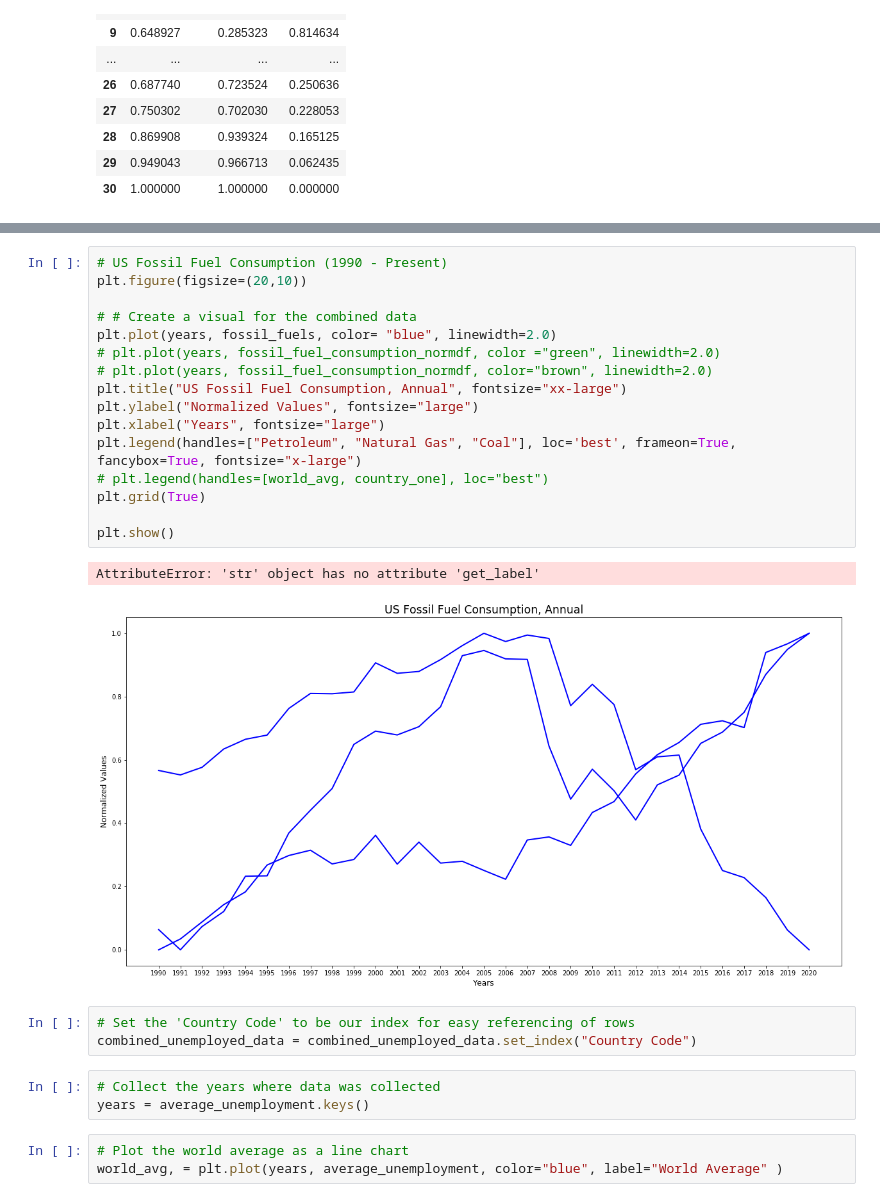
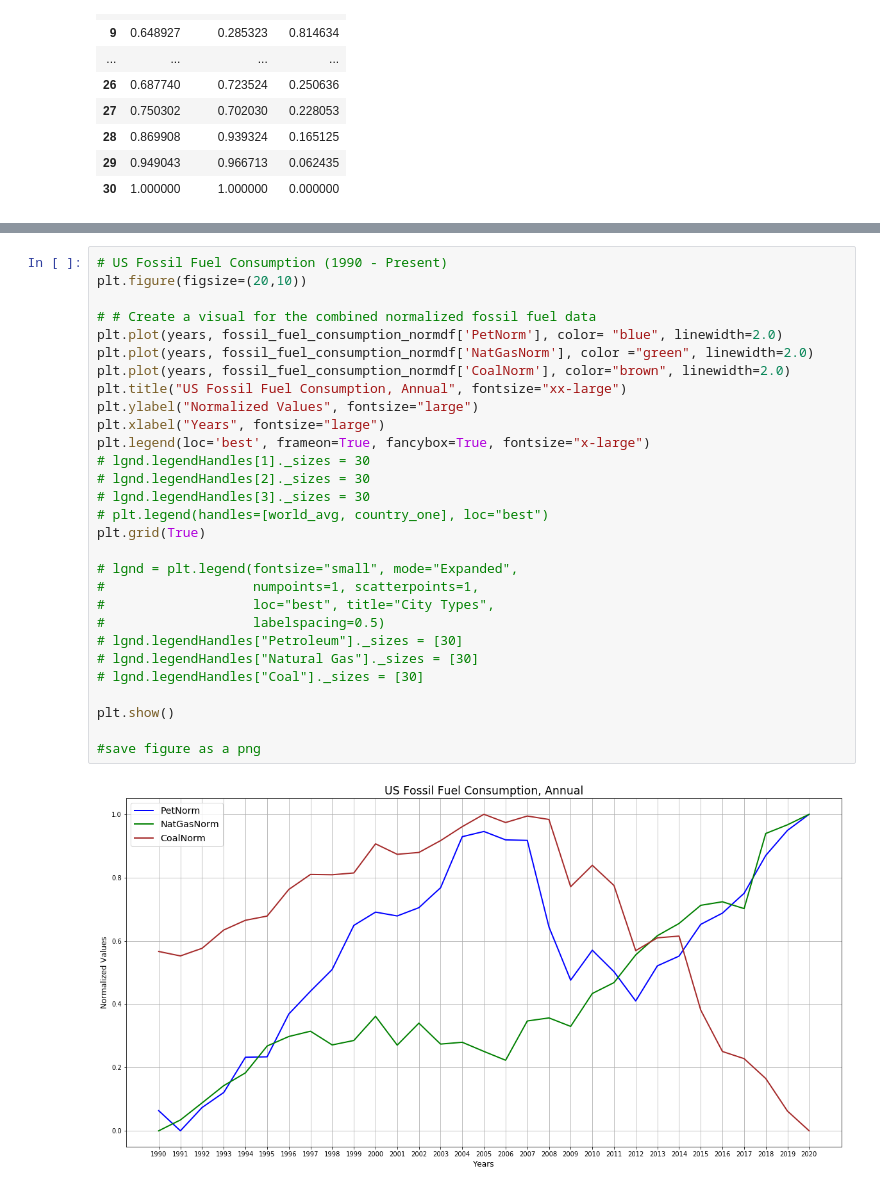
Before and after one commit to us-energy-analysis/Energy-analysis, a Jupyter notebook: USFossilFuelConsumption.ipynb, the cells around one changed output, grey strips where cells are left out. Cells and saved outputs as stored; diff of their text form.

```diff
--- a/USFossilFuelConsumption.ipynb
+++ b/USFossilFuelConsumption.ipynb
@@ -286,28 +308,31 @@ KeyError: 'the label [years] is not in the [index]'
 # %%
 # US Fossil Fuel Consumption (1990 - Present)
 plt.figure(figsize=(20,10))
 
-# # Create a visual for the combined data
-plt.plot(years, fossil_fuels, color= "blue", linewidth=2.0)
-# plt.plot(years, fossil_fuel_consumption_normdf, color ="green", linewidth=2.0)
-# plt.plot(years, fossil_fuel_consumption_normdf, color="brown", linewidth=2.0)
+# # Create a visual for the combined normalized fossil fuel data
+plt.plot(years, fossil_fuel_consumption_normdf['PetNorm'], color= "blue", linewidth=2.0)
+plt.plot(years, fossil_fuel_consumption_normdf['NatGasNorm'], color ="green", linewidth=2.0)
+plt.plot(years, fossil_fuel_consumption_normdf['CoalNorm'], color="brown", linewidth=2.0)
 plt.title("US Fossil Fuel Consumption, Annual", fontsize="xx-large")
 plt.ylabel("Normalized Values", fontsize="large")
 plt.xlabel("Years", fontsize="large")
-plt.legend(handles=["Petroleum", "Natural Gas", "Coal"], loc='best', frameon=True, fancybox=True, fontsize="x-large")
+plt.legend(loc='best', frameon=True, fancybox=True, fontsize="x-large")
+# lgnd.legendHandles[1]._sizes = 30
+# lgnd.legendHandles[2]._sizes = 30
+# lgnd.legendHandles[3]._sizes = 30
 # plt.legend(handles=[world_avg, country_one], loc="best")
 plt.grid(True)
 
+# lgnd = plt.legend(fontsize="small", mode="Expanded",
+#                   numpoints=1, scatterpoints=1,
+#                   loc="best", title="City Types",
+#                   labelspacing=0.5)
+# lgnd.legendHandles["Petroleum"]._sizes = [30]
+# lgnd.legendHandles["Natural Gas"]._sizes = [30]
+# lgnd.legendHandles["Coal"]._sizes = [30]
+
 plt.show()
+
+#save figure as a png
 # %% [output]
-AttributeError: 'str' object has no attribute 'get_label'
-[figure, old version]
+[figure, new version]
-# %%
-# Set the 'Country Code' to be our index for easy referencing of rows
-combined_unemployed_data = combined_unemployed_data.set_index("Country Code")
-# %%
-# Collect the years where data was collected
-years = average_unemployment.keys()
-# %%
-# Plot the world average as a line chart
-world_avg, = plt.plot(years, average_unemployment, color="blue", label="World Average" )
```
Also changed, not shown: parts of 16 cells of this notebook, 1 other file.
